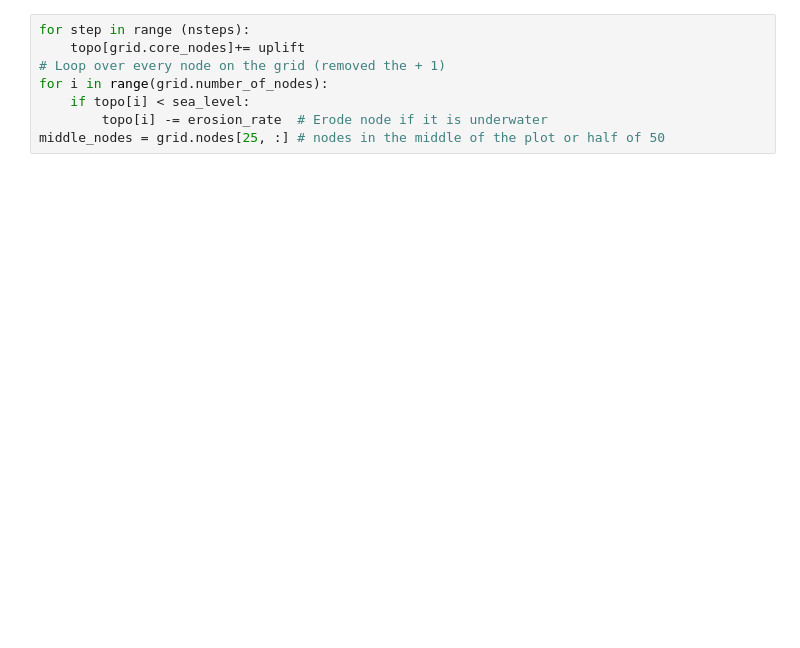
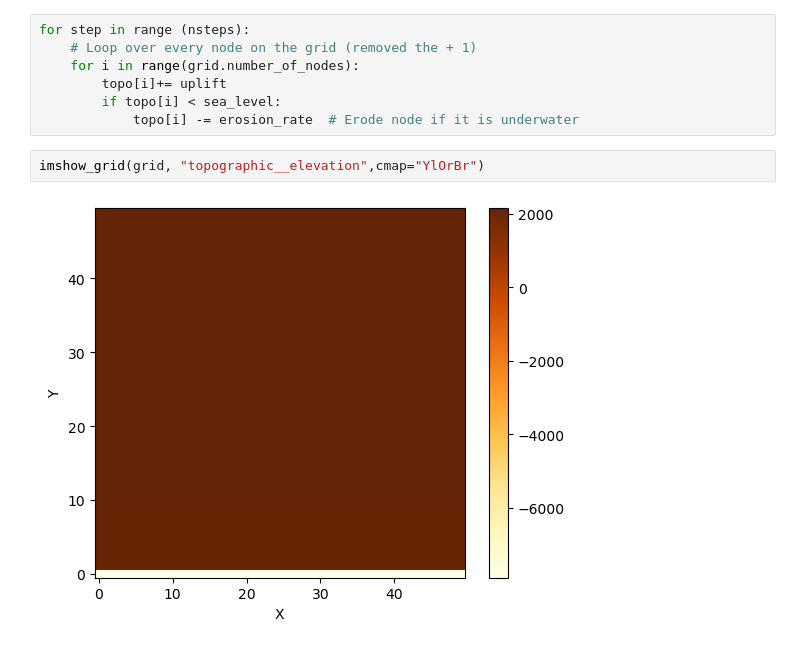
Before and after one commit to csdms-espin/2026_Marine_Platforms, a Jupyter notebook: 1DGridUpliftandSeaLevel.ipynb, the cells around one changed output. Cells and saved outputs as stored; diff of their text form; blank space fills up the shorter version.

```diff
--- a/1DGridUpliftandSeaLevel.ipynb
+++ b/1DGridUpliftandSeaLevel.ipynb
@@ -43,9 +52,12 @@ nsteps = int(time_to_run / dt)  # number of model time steps
 # %%
 for step in range (nsteps):
-    topo[grid.core_nodes]+= uplift
-# Loop over every node on the grid (removed the + 1)
-for i in range(grid.number_of_nodes):
-    if topo[i] < sea_level:
-        topo[i] -= erosion_rate  # Erode node if it is underwater
-middle_nodes = grid.nodes[25, :] # nodes in the middle of the plot or half of 50
+    # Loop over every node on the grid (removed the + 1)
+    for i in range(grid.number_of_nodes):
+        topo[i]+= uplift
+        if topo[i] < sea_level:
+            topo[i] -= erosion_rate  # Erode node if it is underwater
+# %%
+imshow_grid(grid, "topographic__elevation",cmap="YlOrBr")
+# %% [output]
+[figure, added]
 # %%
```
Also changed, not shown: parts of 7 cells of this notebook.
